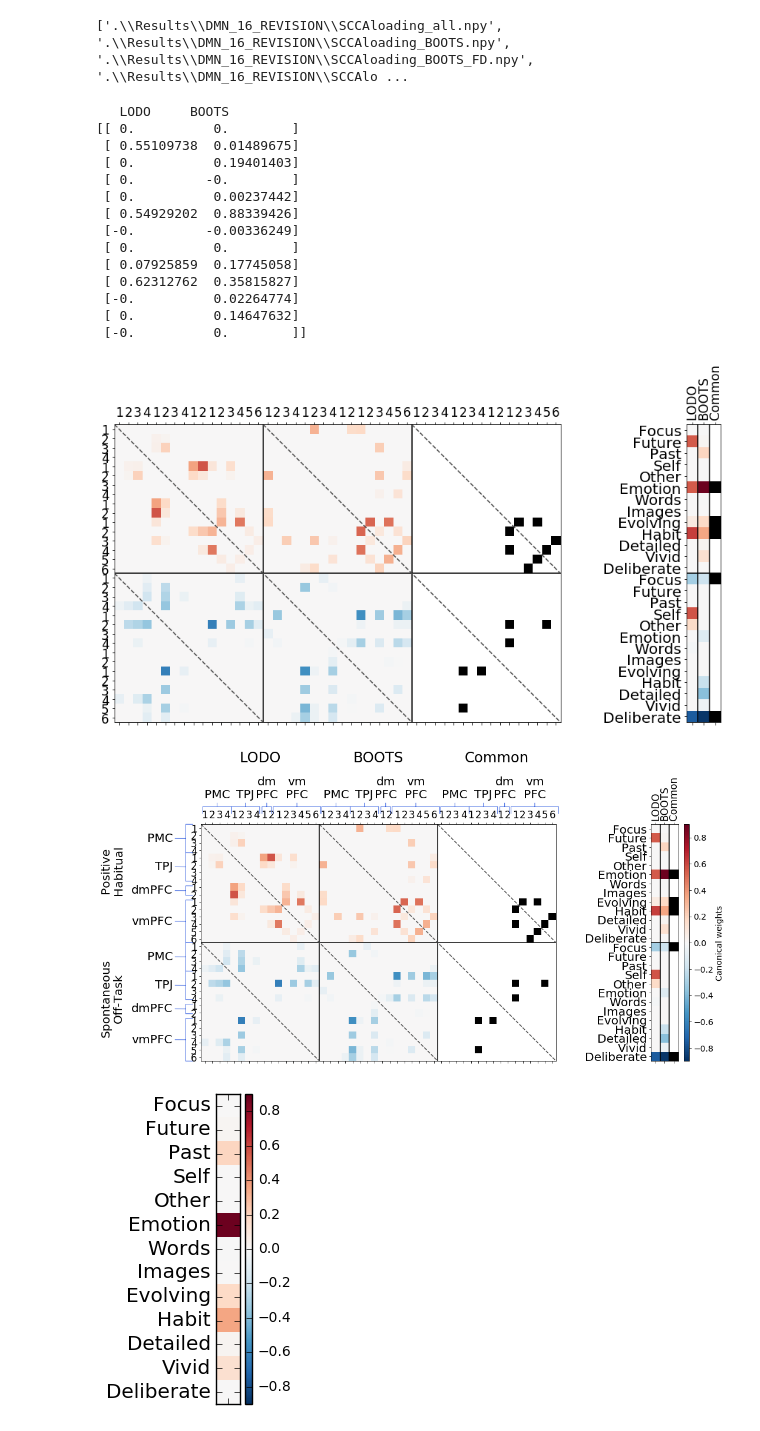
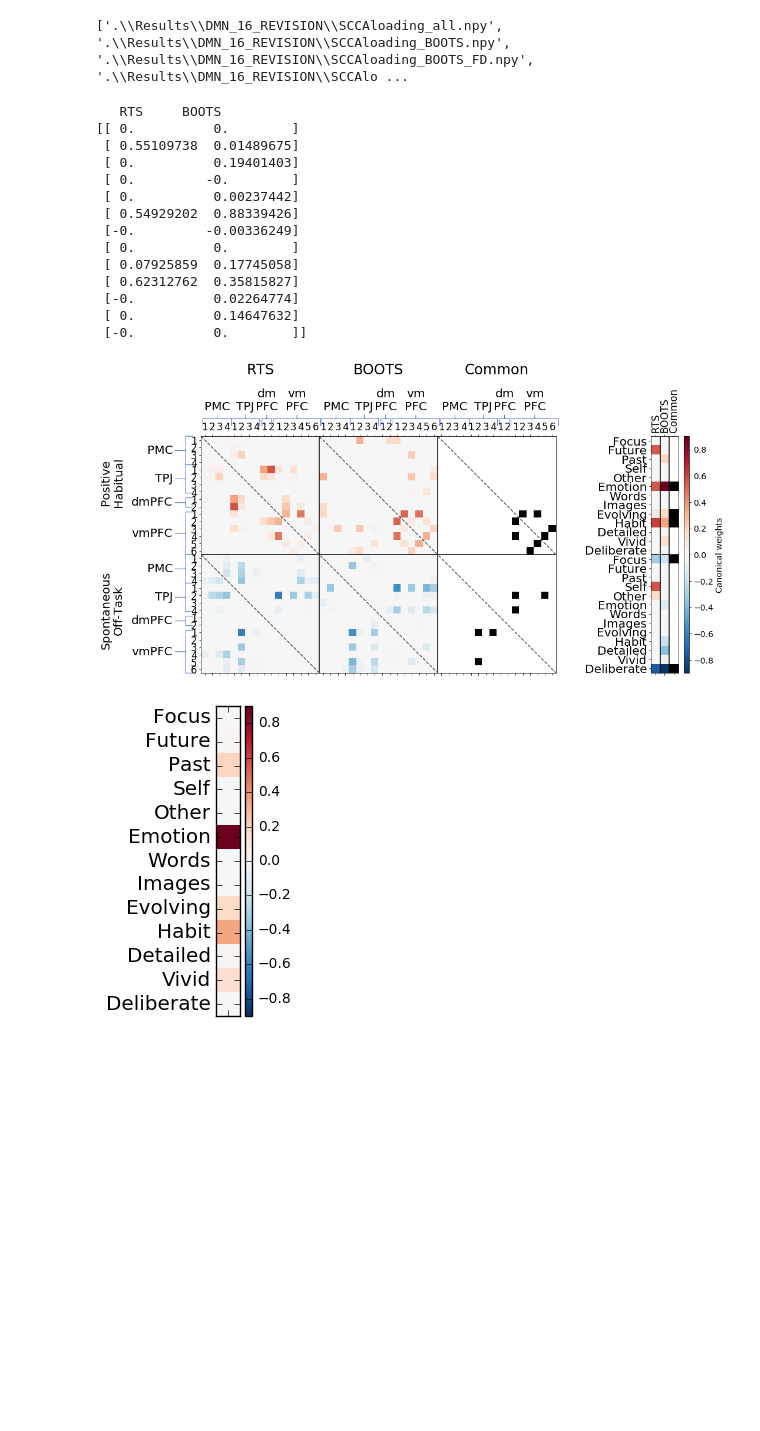
Before and after one commit to htwangtw/DimensionsOfExperience, a Jupyter notebook: 5-2_ ProduceGraphs.ipynb, the cells around one changed output. Cells and saved outputs as stored; diff of their text form; code cells hidden in the pictures; blank space fills up the shorter version.

```diff
--- a/5-2_ ProduceGraphs.ipynb
+++ b/5-2_ ProduceGraphs.ipynb
@@ -154,10 +154,10 @@ corr_mat_2_flat = np.hstack((corr_mat_2[..., 0], corr_mat_2[..., 1], corr_mat_2[
 x_loadings = np.vstack((corr_mat_1_flat, corr_mat_2_flat))
 y_loadings = np.vstack((y_loadings_1, y_loadings_2))
 # %%
-print '   LODO     BOOTS'
+print '   RTS     BOOTS'
 print y_loadings_1[:, 1:]
 # %% [output]
-   LODO     BOOTS
+   RTS     BOOTS
 [[ 0.          0.        ]
  [ 0.55109738  0.01489675]
  [ 0.          0.19401403]
@@ -222,7 +222,7 @@ def MWQ_plot(mat, ax):
     ax.set_yticks(np.arange(len(MWQ_keys)))
     ax.set_yticklabels(MWQ_keys, fontsize='x-large')
     ax.set_xticks(np.arange(3))
-    ax.set_xticklabels(['LODO', 'BOOTS', 'Common', ], rotation=90, fontsize='large')
+    ax.set_xticklabels(['RTS', 'BOOTS', 'Common', ], rotation=90, fontsize='large')
 
     ax.vlines(1.5, -0.5, 25.5)
     ax.vlines(0.5, -0.5, 25.5)
@@ -279,36 +279,35 @@ for i in range(3):
                 fontsize='x-large', ha='center', va='bottom',
                 arrowprops=dict(arrowstyle='-[, widthB=.4, lengthB=0.6', lw=1.0, color='royalblue'))
     ax1.annotate('vm\nPFC', xy=(0.27 + i*.335, 1.07), xytext=(0.27 + i*.335, 1.1), xycoords='axes fraction',
                 fontsize='x-large', ha='center', va='bottom',
                 arrowprops=dict(arrowstyle='-[, widthB=2.0, lengthB=0.6', lw=1.0, color='royalblue'))
 for i in range(2):
     ax1.annotate('PMC', xy=(-0.04, 0.94 - i*.5), xytext=(-0.08, 0.917 - i*.5), xycoords='axes fraction',
                 fontsize='x-large', ha='right', va='bottom',
                 arrowprops=dict(arrowstyle='-[, widthB=1.2, lengthB=0.6', lw=1.0, color='royalblue'))
     ax1.annotate('TPJ', xy=(-0.04, 0.82 - i*.5), xytext=(-0.08, 0.797 - i*.5), xycoords='axes fraction',
                 fontsize='x-large', ha='right', va='bottom',
                 arrowprops=dict(arrowstyle='-[, widthB=1.2, lengthB=0.6', lw=1.0, color='royalblue'))
     ax1.annotate('dmPFC', xy=(-0.04, 0.72 - i*.5), xytext=(-0.08, 0.697 - i*.5), xycoords='axes fraction',
                 fontsize='x-large', ha='right', va='bottom',
                 arrowprops=dict(arrowstyle='-[, widthB=.4, lengthB=0.6', lw=1.0, color='royalblue'))
     ax1.annotate('vmPFC', xy=(-0.04, 0.59 - i*.5), xytext=(-0.08, 0.567 - i*.5), xycoords='axes fraction',
                 fontsize='x-large', ha='right', va='bottom',
                 arrowprops=dict(arrowstyle='-[, widthB=1.8, lengthB=0.6', lw=1.0, color='royalblue'))
     compNames = ['Positive\nHabitual', 'Spontaneous\nOff-Task']
     ax1.annotate(compNames[i], xy=(-0.25, (0.7 - i*0.6)), xytext=(-0.25, (0.7 - i*0.6)), xycoords='axes fraction',
                 fontsize='x-large', ha='center', va='bottom', rotation=90)
 
-for i, lab in enumerate(['LODO', 'BOOTS', 'Common', ]):
+for i, lab in enumerate(['RTS', 'BOOTS', 'Common', ]):
     ax1.annotate(lab, xy=((0.5 + i)/3, 1.25), xytext=((0.5 + i)/3, 1.25), xycoords='axes fraction',
                 fontsize='xx-large', ha='center', va='bottom')
 
 # plt.tight_layout()
 plt.savefig('Results/Fig3c_SCCA_components_.png', dpi=300, transparent=True, bbox_inches='tight')
 
 plt.show()
 # %% [output]
-[figure, old version]
+[figure, new version]
-[figure, removed]
 # %%
 # save for brainview
 np.savetxt('comp1_brain.txt', corr_mat_1[..., 2], delimiter='\t', fmt='%10.5f')
```
Also changed, not shown: 3 other files.
